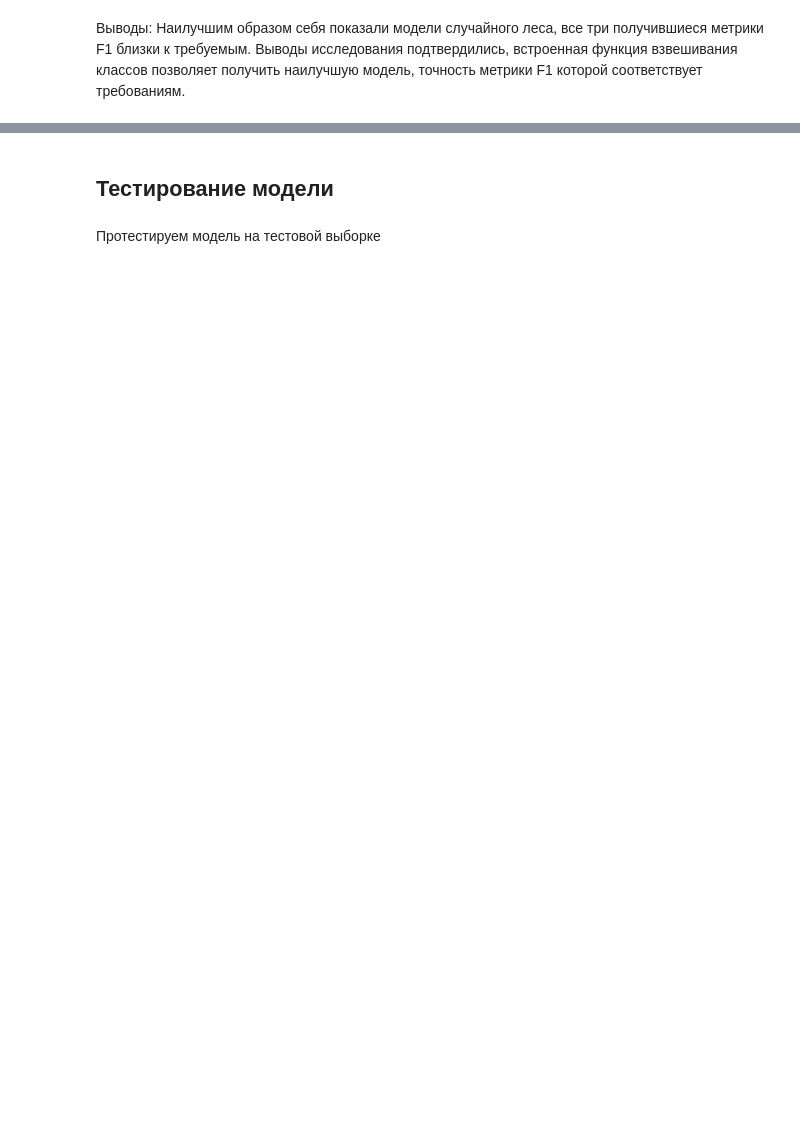
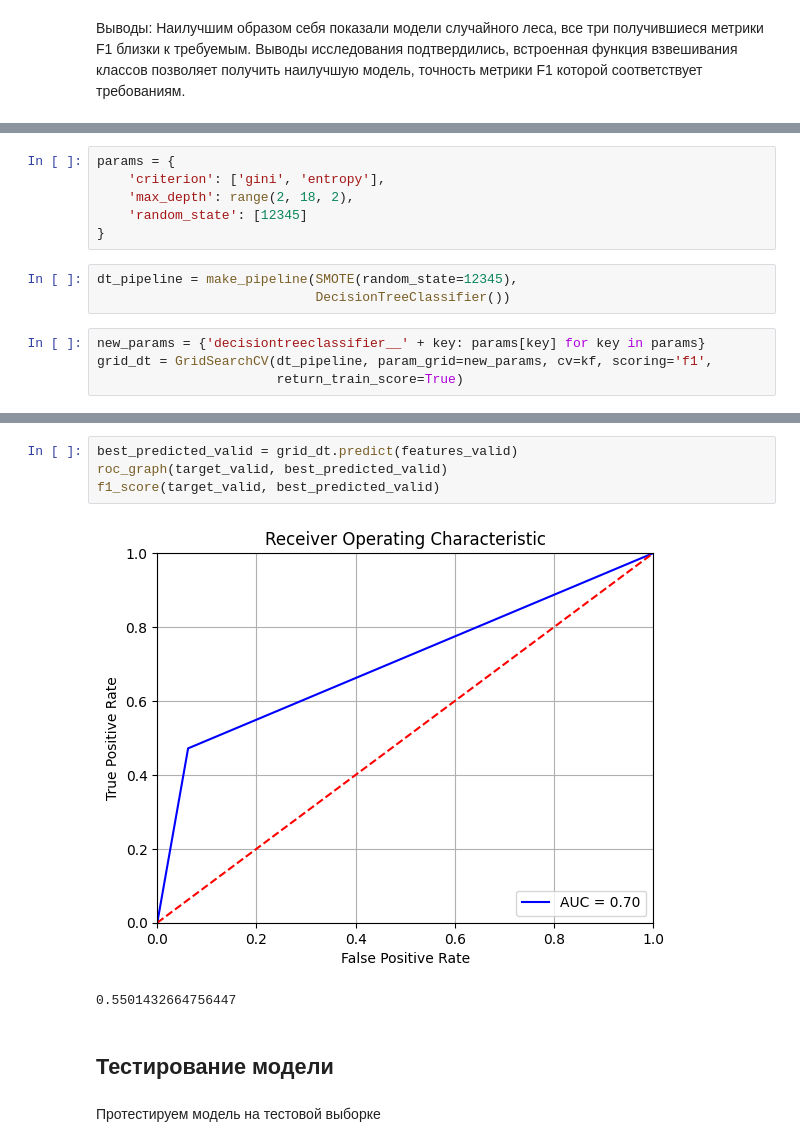
Before and after one commit to samohod4ik/beta_bank_project, a Jupyter notebook: Beta_bank_project.ipynb, the cells around one changed output, grey strips where cells are left out. Saved outputs shown, nothing was run; the diff lists cells and outputs as text; blank space fills up the shorter version.

```diff
--- a/Beta_bank_project.ipynb
+++ b/Beta_bank_project.ipynb
@@ -618,0 +505,13 @@ roc_graph(target_valid, best_predicted_valid)
+# %%
+params = {
+    'criterion': ['gini', 'entropy'],
+    'max_depth': range(2, 18, 2),
+    'random_state': [12345]
+}
+# %%
+dt_pipeline = make_pipeline(SMOTE(random_state=12345),
+                            DecisionTreeClassifier())
+# %%
+new_params = {'decisiontreeclassifier__' + key: params[key] for key in params}
+grid_dt = GridSearchCV(dt_pipeline, param_grid=new_params, cv=kf, scoring='f1',
+                       return_train_score=True)
@@ -619,3 +529,10 @@ roc_graph(target_valid, best_predicted_valid)
+# %%
+best_predicted_valid = grid_dt.predict(features_valid)
+roc_graph(target_valid, best_predicted_valid)
+f1_score(target_valid, best_predicted_valid)
+# %% [output]
+[figure, added]
+0.5501432664756447
 # %% [markdown]
 ## Тестирование модели
 # %% [markdown]
```
Also changed, not shown: parts of 73 cells of this notebook.
